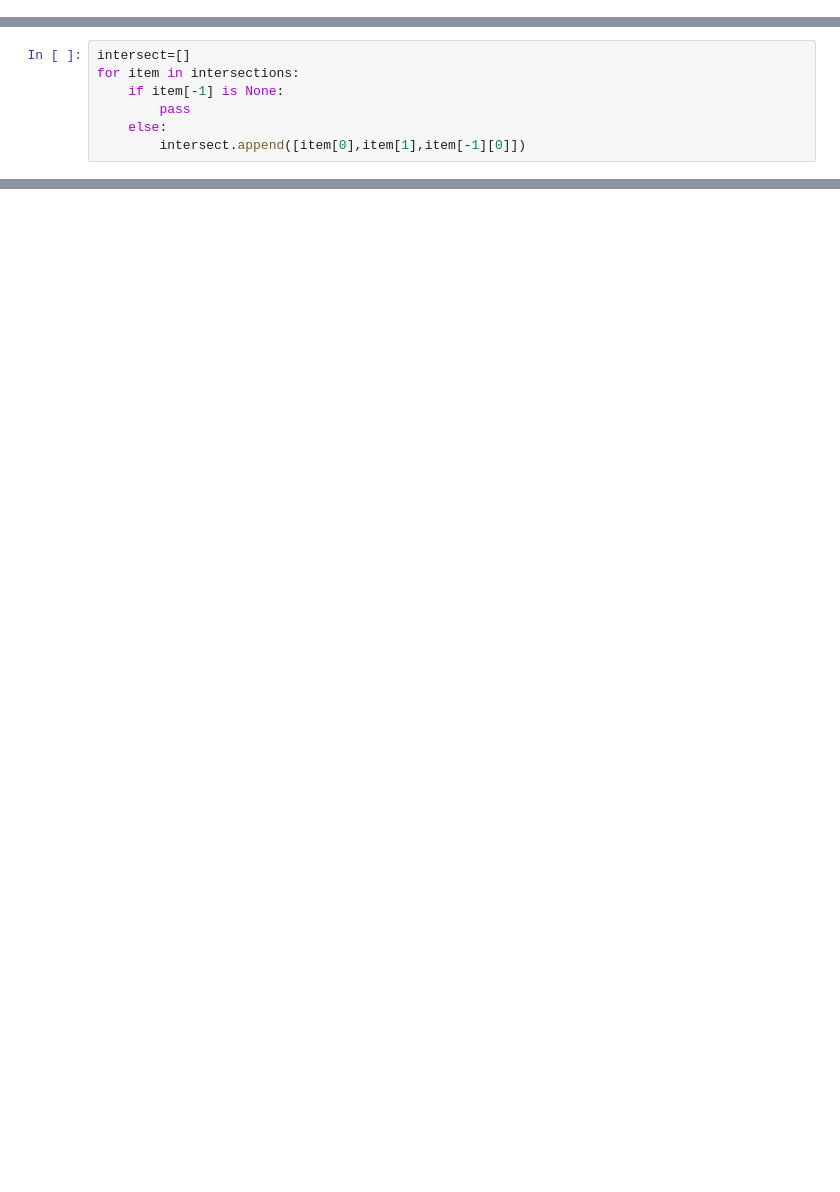
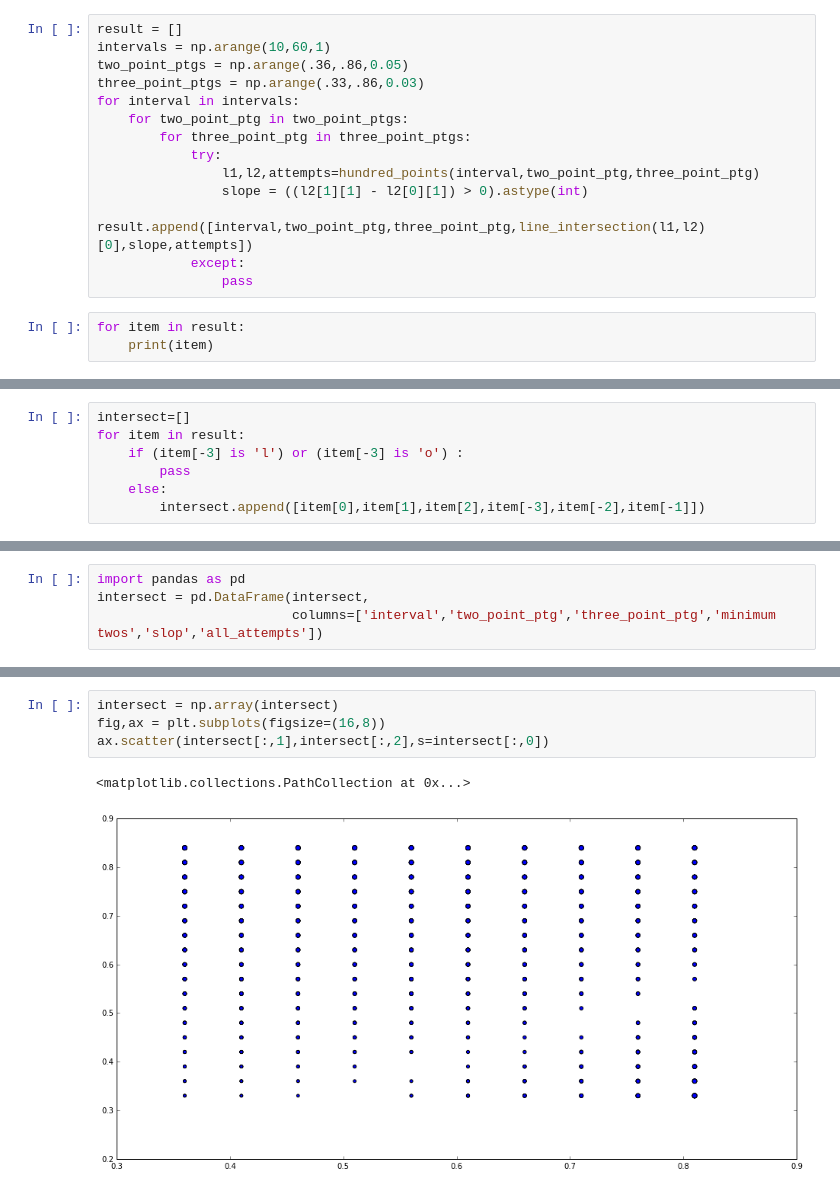
Before and after one commit to nmningmei/intuitive_probability_games, a Jupyter notebook: How can a NBA team get 100 points in just half of the game.ipynb, the cells around one changed output, grey strips where cells are left out. Saved outputs shown, nothing was run; the diff lists cells and outputs as text; blank space fills up the shorter version.

```diff
--- a/How can a NBA team get 100 points in just half of the game.ipynb
+++ b/How can a NBA team get 100 points in just half of the game.ipynb
@@ -65,0 +53,17 @@ for ii,interval in enumerate(np.arange(20,60,1)):
+# %%
+result = []
+intervals = np.arange(10,60,1)
+two_point_ptgs = np.arange(.36,.86,0.05)
+three_point_ptgs = np.arange(.33,.86,0.03)
+for interval in intervals:
+    for two_point_ptg in two_point_ptgs:
+        for three_point_ptg in three_point_ptgs:
+            try:
+                l1,l2,attempts=hundred_points(interval,two_point_ptg,three_point_ptg)
+                slope = ((l2[1][1] - l2[0][1]) > 0).astype(int)
+                result.append([interval,two_point_ptg,three_point_ptg,line_intersection(l1,l2)[0],slope,attempts])
+            except:
+                pass
+# %%
+for item in result:
+    print(item)
@@ -66,7 +88,7 @@ for ii,interval in enumerate(np.arange(20,60,1)):
 # %%
 intersect=[]
-for item in intersections:
-    if item[-1] is None:
+for item in result:
+    if (item[-3] is 'l') or (item[-3] is 'o') :
         pass
     else:
-        intersect.append([item[0],item[1],item[-1][0]])
+        intersect.append([item[0],item[1],item[2],item[-3],item[-2],item[-1]])
@@ -81,0 +95,4 @@ _=ax.set(xlabel='offense efficient (score every # seconds)',ylabel='some number'
+# %%
+import pandas as pd
+intersect = pd.DataFrame(intersect,
+                         columns=['interval','two_point_ptg','three_point_ptg','minimum twos','slop','all_attempts'])
@@ -81,0 +120,7 @@ _=ax.set(xlabel='offense efficient (score every # seconds)',ylabel='some number'
+# %%
+intersect = np.array(intersect)
+fig,ax = plt.subplots(figsize=(16,8))
+ax.scatter(intersect[:,1],intersect[:,2],s=intersect[:,0])
+# %% [output]
+<matplotlib.collections.PathCollection at 0x...>
+[figure, added]
```
Also changed, not shown: parts of 12 cells of this notebook.
